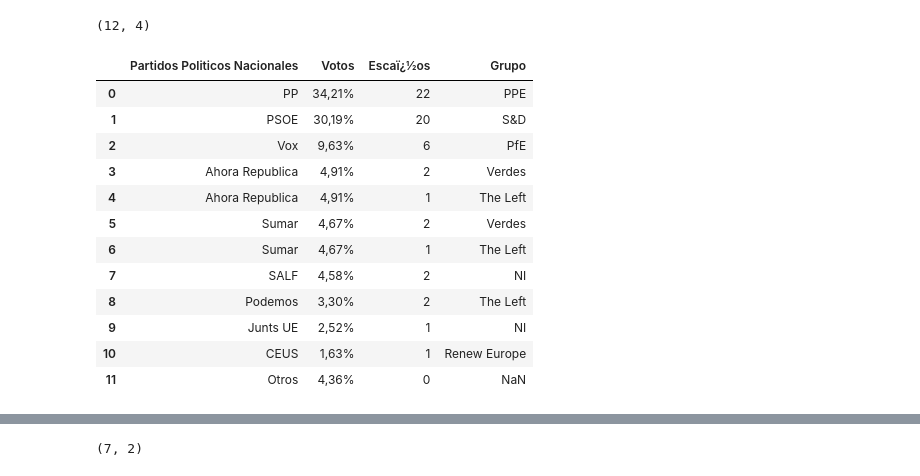
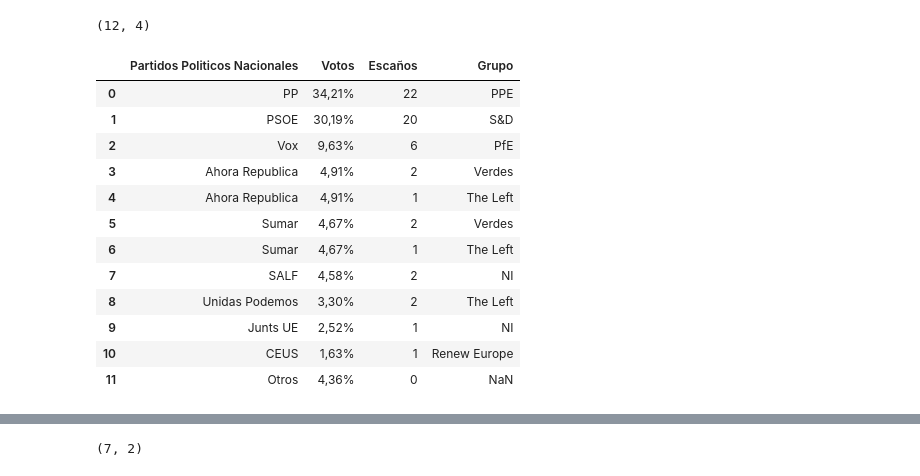
Before and after one commit to UnaiFam/PROYECTO-EUROPA, a Jupyter notebook: Datos grupo politico.ipynb, the cells around one changed output, grey strips where cells are left out. Drawn from its saved outputs; the diff is of its cells as text; code cells hidden in the pictures.

```diff
--- a/Datos grupo politico.ipynb
+++ b/Datos grupo politico.ipynb
@@ -1,20 +1,20 @@
 # %%
 import pandas as pd
 # %%
-ruta_archivo = "Fuentes de datos demograficos - votos\Partidos Grupos.csv"
+ruta_archivo = "Fuentes de datos demograficos - votos\Partidos Grupos_2024.csv"
 
 # Carga el archivo con los parámetros correctos
-df = pd.read_csv(ruta_archivo, sep=';', encoding='latin1', decimal=',')
+df = pd.read_csv(ruta_archivo, sep=';', encoding='utf-8-sig', decimal=',')
 
 # Guarda como nuevo CSV (con coma como separador por defecto)
 df.to_csv("datos_partido_grupo_2024", index=False)
 
 # Imprime información
 print(df.shape)
 df.head(50)
 # %% [output]
 (12, 4)
-|  | Partidos Politicos Nacionales | Votos | Escaï¿½os | Grupo |
+|  | Partidos Politicos Nacionales | Votos | Escaños | Grupo |
 | 0 | PP | 34,21% | 22 | PPE |
 | 1 | PSOE | 30,19% | 20 | S&D |
 | 2 | Vox | 9,63% | 6 | PfE |
@@ -23,7 +23,7 @@ df.head(50)
 | 5 | Sumar | 4,67% | 2 | Verdes |
 | 6 | Sumar | 4,67% | 1 | The Left |
 | 7 | SALF | 4,58% | 2 | NI |
-| 8 | Podemos | 3,30% | 2 | The Left |
+| 8 | Unidas Podemos | 3,30% | 2 | The Left |
 | 9 | Junts UE | 2,52% | 1 | NI |
 | 10 | CEUS | 1,63% | 1 | Renew Europe |
 | 11 | Otros | 4,36% | 0 | NaN |
```
Also changed, not shown: parts of 7 cells of this notebook, 14 other files.
